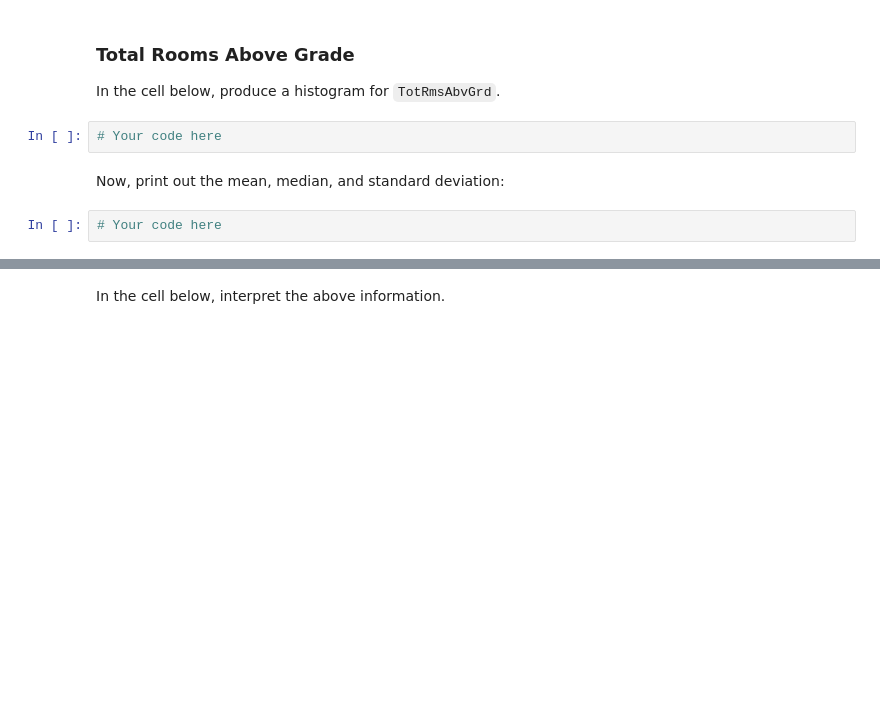
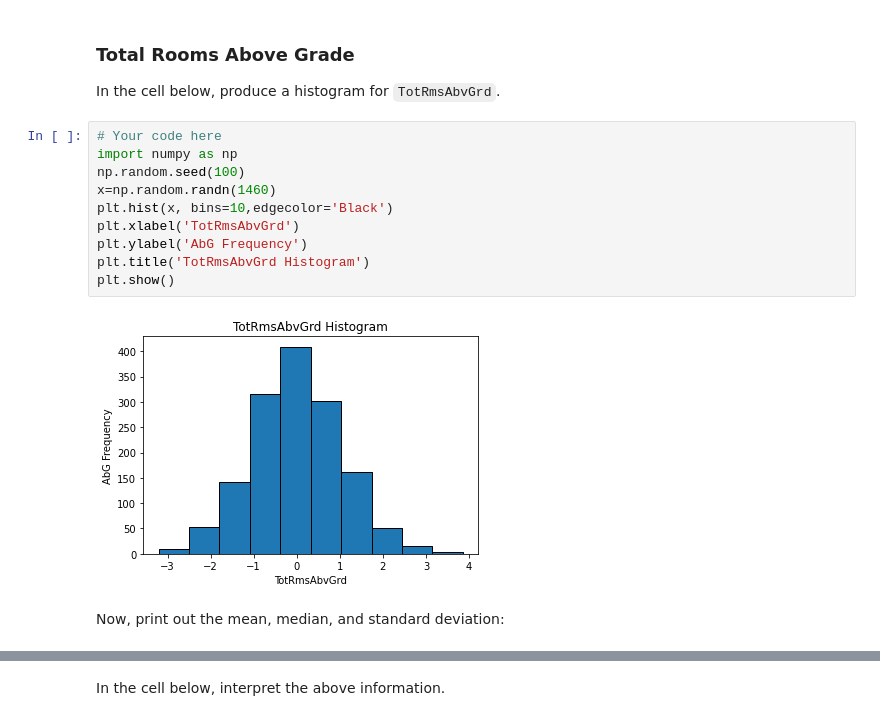
Before and after one commit to kahihu/dsc-pandas-eda-lab, a Jupyter notebook: index.ipynb, the cells around one changed output, grey strips where cells are left out. Drawn from its saved outputs; the diff is of its cells as text; blank space fills up the shorter version.

```diff
--- a/index.ipynb
+++ b/index.ipynb
@@ -197,9 +248,17 @@ None
 ### Total Rooms Above Grade
 
 In the cell below, produce a histogram for `TotRmsAbvGrd`.
-# %%
-# Your code here
+# %%
+# Your code here
+import numpy as np
+np.random.seed(100)
+x=np.random.randn(1460)
+plt.hist(x, bins=10,edgecolor='Black')
+plt.xlabel('TotRmsAbvGrd')
+plt.ylabel('AbG Frequency')
+plt.title('TotRmsAbvGrd Histogram')
+plt.show()
+# %% [output]
+[figure, added]
 # %% [markdown]
 Now, print out the mean, median, and standard deviation:
-# %%
-# Your code here
```
Also changed, not shown: parts of 30 cells of this notebook.
